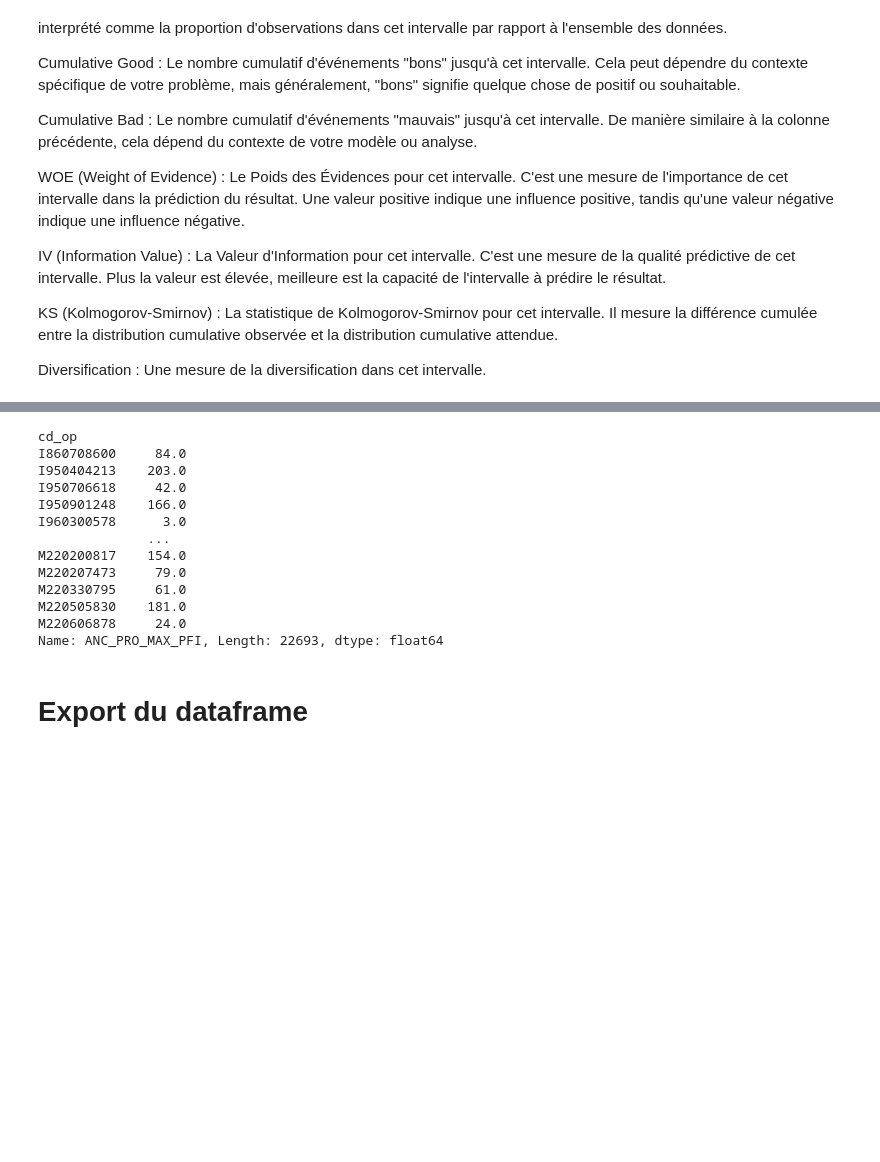
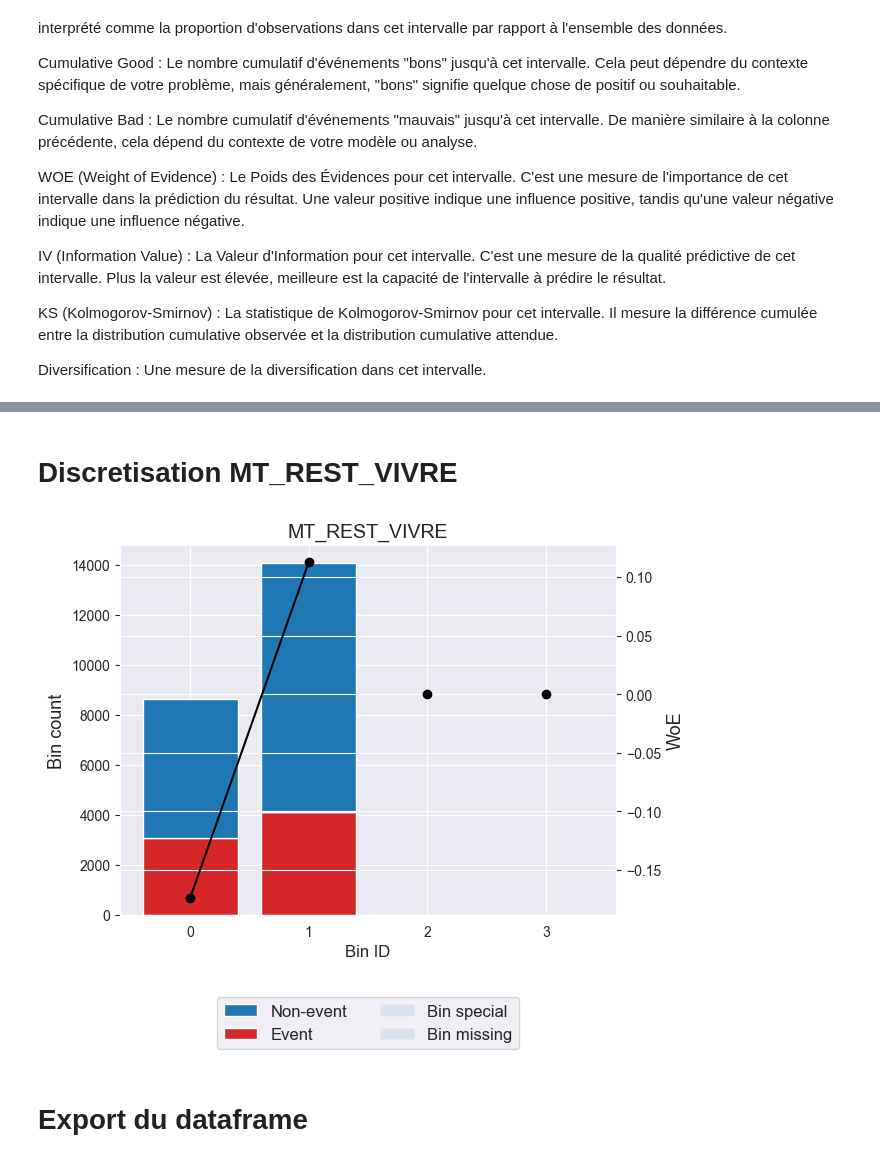
Before and after one commit to samuel-LP/Challenge-Credit-Logement, a Jupyter notebook: Notebooks/Data treatment.ipynb, the cells around one changed output, grey strips where cells are left out. Saved outputs shown, nothing was run; the diff lists cells and outputs as text; code cells hidden in the pictures; blank space fills up the shorter version.

```diff
--- a/Notebooks/Data treatment.ipynb
+++ b/Notebooks/Data treatment.ipynb
@@ -351,21 +348,37 @@ optb.binning_table.plot(metric = "woe")
 # %%
 df['ANC_PRO_MAX_PFI_2'] = optb.transform(df['ANC_PRO_MAX_PFI'], metric="woe")
-# %%
-df['ANC_PRO_MAX_PFI']
-# %% [output]
-cd_op
-I860708600     84.0
-I950404213    203.0
-I950706618     42.0
-I950901248    166.0
-I960300578      3.0
-              ...
-M220200817    154.0
-M220207473     79.0
-M220330795     61.0
-M220505830    181.0
-M220606878     24.0
-Name: ANC_PRO_MAX_PFI, Length: 22693, dtype: float64
+# %%
+variable = "ANC_PRO_MAX_PFI"
+target = "DET"
+
+optb = OptimalBinning(name=variable, dtype="numerical", max_n_bins = 4)
+
+# Ajout des données
+optb.fit(df_ph[variable].values, df_ph[target])
+
+# Affichage des informations sur la discrétisation optimale
+optb.binning_table.build()
+
+df_ph['ANC_PRO_MAX_PFI_2'] = optb.transform(df_ph['ANC_PRO_MAX_PFI'], metric = 'bins')
+# %% [markdown]
+# Discretisation MT_REST_VIVRE
+# %%
+variable = "MT_REST_VIVRE"
+target = "DET"
+
+optb = OptimalBinning(name=variable, dtype="numerical", max_n_bins = 2)
+
+# Ajout des données
+optb.fit(df_ph[variable].values, df_ph[target])
+
+# Affichage des informations sur la discrétisation optimale
+optb.binning_table.build()
+
+df_ph['MT_REST_VIVRE'] = optb.transform(df_ph['MT_REST_VIVRE'], metric = 'bins')
+# %%
+optb.binning_table.plot(metric = "woe")
+# %% [output]
+[figure, added]
 # %% [markdown]
 # Export du dataframe
 # %%
```
Also changed, not shown: parts of 2 cells of this notebook.
